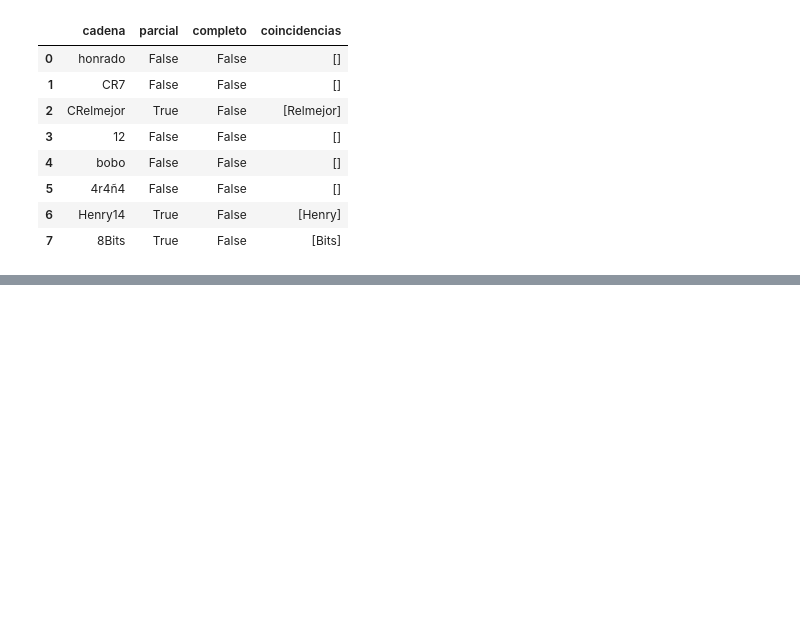
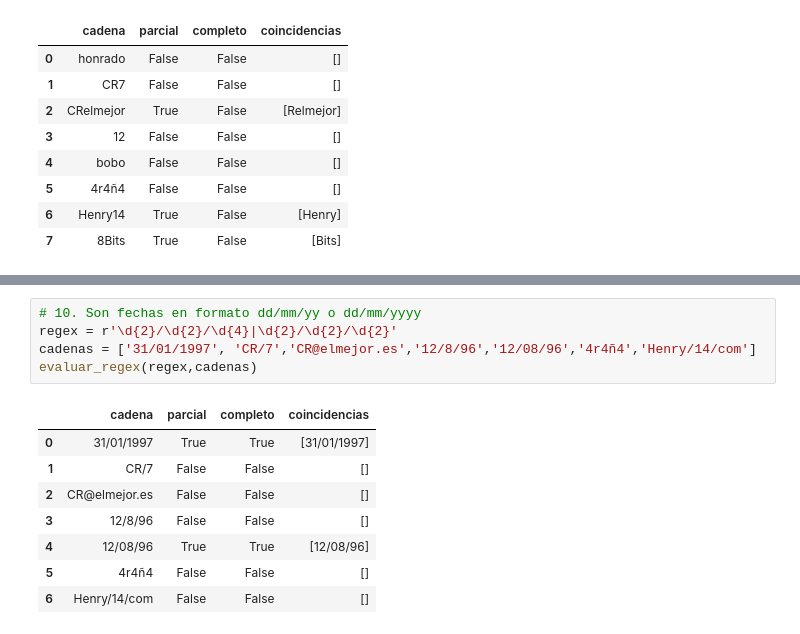
Before and after one commit to martinbedia/mineria, a Jupyter notebook: 24oct.ipynb, the cells around one changed output, grey strips where cells are left out. Drawn from its saved outputs; the diff is of its cells as text; blank space fills up the shorter version.

```diff
--- a/24oct.ipynb
+++ b/24oct.ipynb
@@ -584,0 +611,14 @@ evaluar_regex(regex,cadenas)
+# %%
+# 10. Son fechas en formato dd/mm/yy o dd/mm/yyyy
+regex = r'\d{2}/\d{2}/\d{4}|\d{2}/\d{2}/\d{2}'
+cadenas = ['31/01/1997', 'CR/7','CR@elmejor.es','12/8/96','12/08/96','4r4ñ4','Henry/14/com']
+evaluar_regex(regex,cadenas)
+# %% [output]
+|  | cadena | parcial | completo | coincidencias |
+| 0 | 31/01/1997 | True | True | [31/01/1997] |
+| 1 | CR/7 | False | False | [] |
+| 2 | CR@elmejor.es | False | False | [] |
+| 3 | 12/8/96 | False | False | [] |
+| 4 | 12/08/96 | True | True | [12/08/96] |
+| 5 | 4r4ñ4 | False | False | [] |
+| 6 | Henry/14/com | False | False | [] |
```
Also changed, not shown: parts of 19 cells of this notebook.
